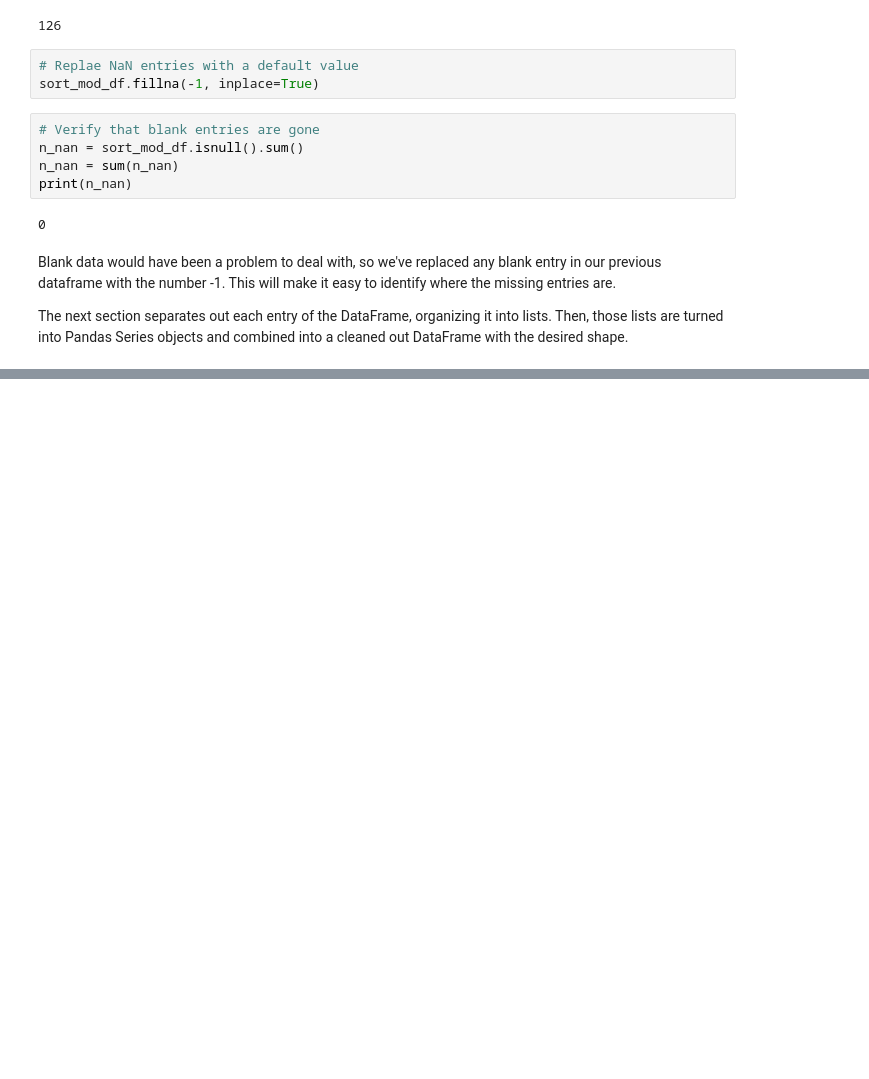
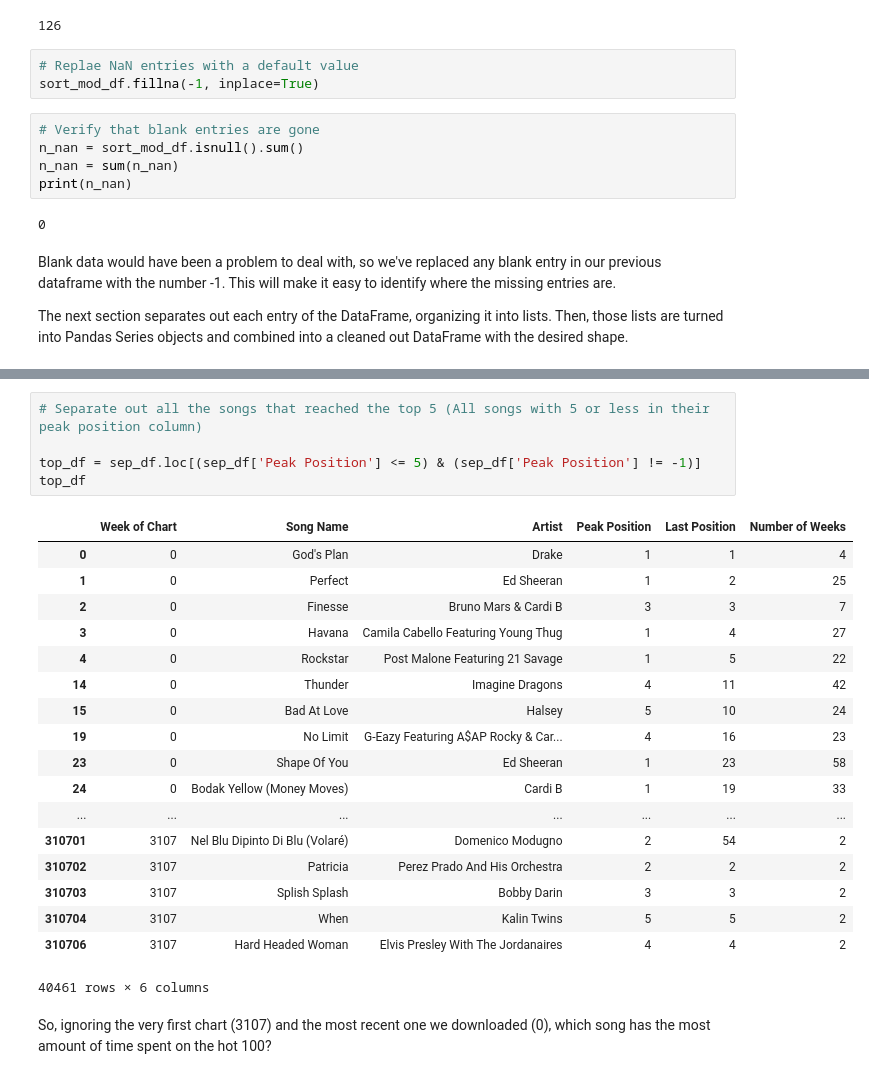
Before and after one commit to alexabawi/Music-and-Data, a Jupyter notebook: FinalProject.ipynb, the cells around one changed output, grey strips where cells are left out. Cells and saved outputs as stored; diff of their text form; blank space fills up the shorter version.

```diff
--- a/FinalProject.ipynb
+++ b/FinalProject.ipynb
@@ -165,0 +165,26 @@ Now that we have our nicely sorted and cleaned data, let's start analyzing it to
+# %%
+# Separate out all the songs that reached the top 5 (All songs with 5 or less in their peak position column)
+
+top_df = sep_df.loc[(sep_df['Peak Position'] <= 5) & (sep_df['Peak Position'] != -1)]
+top_df
+# %% [output]
+|  | Week of Chart | Song Name | Artist | Peak Position | Last Position | Number of Weeks |
+| 0 | 0 | God's Plan | Drake | 1 | 1 | 4 |
+| 1 | 0 | Perfect | Ed Sheeran | 1 | 2 | 25 |
+| 2 | 0 | Finesse | Bruno Mars & Cardi B | 3 | 3 | 7 |
+| 3 | 0 | Havana | Camila Cabello Featuring Young Thug | 1 | 4 | 27 |
+| 4 | 0 | Rockstar | Post Malone Featuring 21 Savage | 1 | 5 | 22 |
+| 14 | 0 | Thunder | Imagine Dragons | 4 | 11 | 42 |
+| 15 | 0 | Bad At Love | Halsey | 5 | 10 | 24 |
+| 19 | 0 | No Limit | G-Eazy Featuring A$AP Rocky & Car... | 4 | 16 | 23 |
+| 23 | 0 | Shape Of You | Ed Sheeran | 1 | 23 | 58 |
+| 24 | 0 | Bodak Yellow (Money Moves) | Cardi B | 1 | 19 | 33 |
+| ... | ... | ... | ... | ... | ... | ... |
+| 310701 | 3107 | Nel Blu Dipinto Di Blu (Volaré) | Domenico Modugno | 2 | 54 | 2 |
+| 310702 | 3107 | Patricia | Perez Prado And His Orchestra | 2 | 2 | 2 |
+| 310703 | 3107 | Splish Splash | Bobby Darin | 3 | 3 | 2 |
+| 310704 | 3107 | When | Kalin Twins | 5 | 5 | 2 |
+| 310706 | 3107 | Hard Headed Woman | Elvis Presley With The Jordanaires | 4 | 4 | 2 |
+40461 rows × 6 columns
+# %% [markdown]
+So, ignoring the very first chart (3107) and the most recent one we downloaded (0), which song has the most amount of time spent on the hot 100?
```
Also changed, not shown: parts of 11 cells of this notebook.
